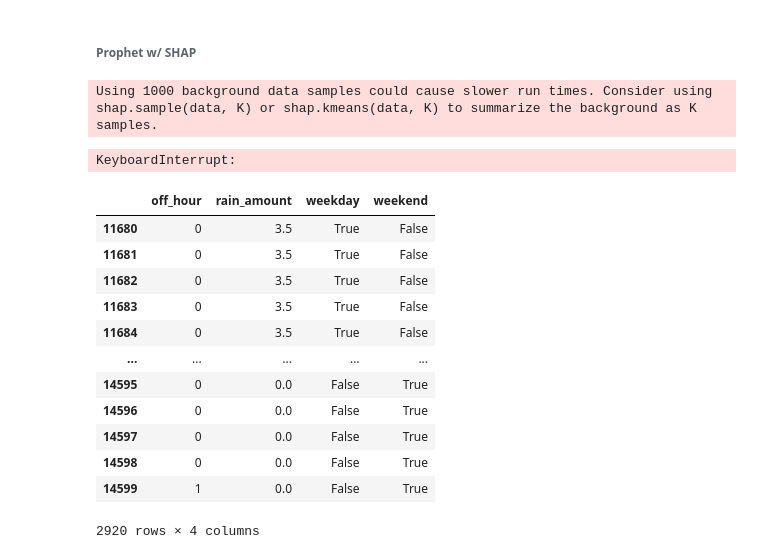
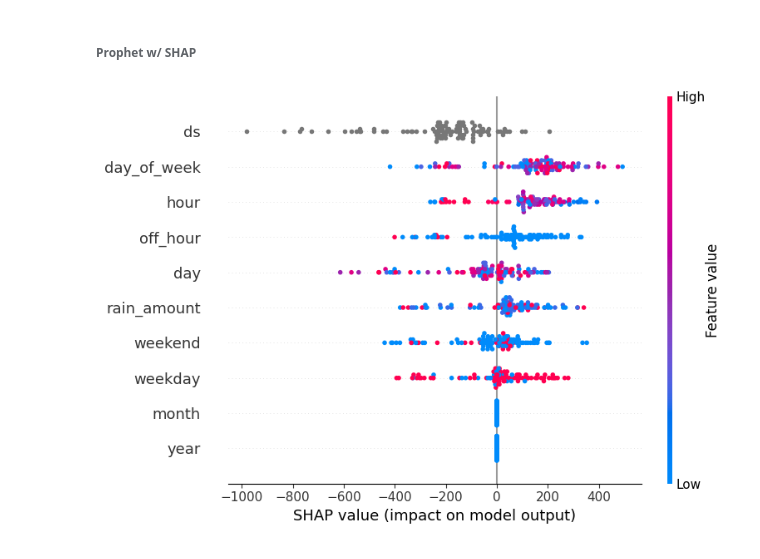
Before and after one commit to fdemberga2/Hoshino, a Jupyter notebook: XAI/SHAP2.ipynb, the cells around one changed output. Saved outputs shown, nothing was run; the diff lists cells and outputs as text; code cells hidden in the pictures.

Commit message:
add features to prophet SHAP

```diff
--- a/XAI/SHAP2.ipynb
+++ b/XAI/SHAP2.ipynb
@@ -719,41 +725,24 @@ KeyboardInterrupt:
 # %%
 # Prepare the data for SHAP
 # Use the same features that were used in the Prophet model
-shap_features = ['ds', 'off_hour', 'rain_amount', 'weekday', 'weekend']
+shap_features = ['ds', 'year','month', 'day', 'day_of_week', 'hour','off_hour', 'rain_amount', 'weekday', 'weekend']
 
 # Extract the feature values from the test set
 shap_values_df = test[shap_features]
 shap_values_df = shap_values_df[:100]
 
 def prophet_predict(data):
-    future = pd.DataFrame(data, columns=['ds', 'off_hour', 'rain_amount', 'weekday', 'weekend'])
+    future = pd.DataFrame(data, columns=['ds', 'year','month', 'day', 'day_of_week', 'hour','off_hour', 'rain_amount', 'weekday', 'weekend'])
     forecast = m.predict(future)
     return forecast['yhat'].values
 
 # Initialize SHAP KernelExplainer with the Prophet model
 explainer = shap.KernelExplainer(prophet_predict, shap_values_df)
 
 # Compute SHAP values for the test set
 shap_values = explainer.shap_values(shap_values_df)
 
 # Plot the SHAP summary
 shap.summary_plot(shap_values, shap_values_df, feature_names=shap_features)
 # %% [output]
-Using 1000 background data samples could cause slower run times. Consider using shap.sample(data, K) or shap.kmeans(data, K) to summarize the background as K samples.
-KeyboardInterrupt:
+[figure, added]
-# %%
-shap_values_df
-# %% [output]
-|  | off_hour | rain_amount | weekday | weekend |
-| 11680 | 0 | 3.5 | True | False |
-| 11681 | 0 | 3.5 | True | False |
-| 11682 | 0 | 3.5 | True | False |
-| 11683 | 0 | 3.5 | True | False |
-| 11684 | 0 | 3.5 | True | False |
-| ... | ... | ... | ... | ... |
-| 14595 | 0 | 0.0 | False | True |
-| 14596 | 0 | 0.0 | False | True |
-| 14597 | 0 | 0.0 | False | True |
-| 14598 | 0 | 0.0 | False | True |
-| 14599 | 1 | 0.0 | False | True |
-2920 rows × 4 columns
```
Also changed, not shown: parts of 7 cells of this notebook.
